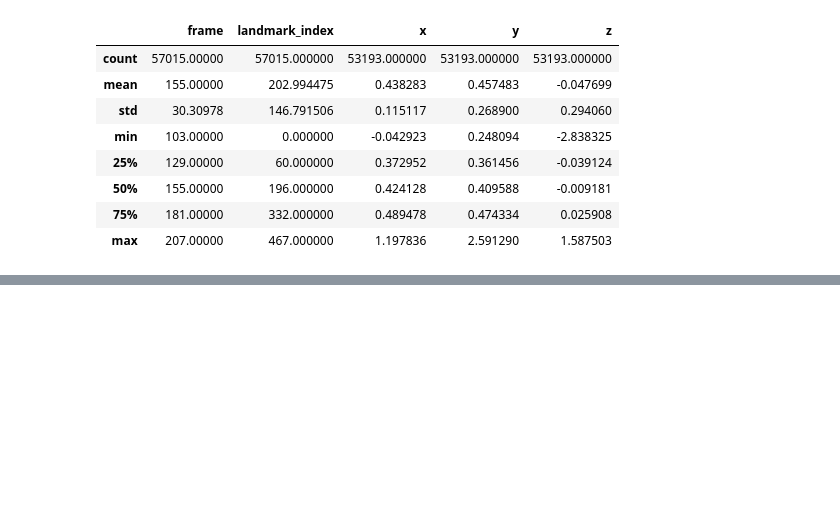
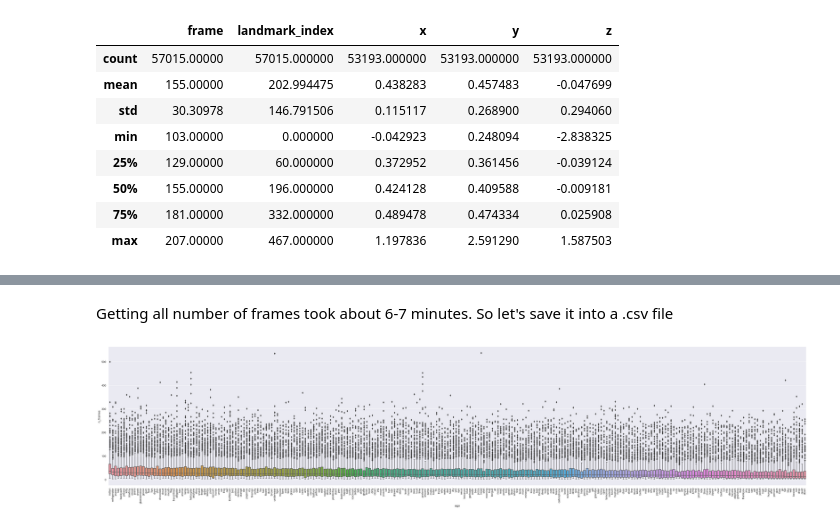
Before and after one commit to vosmani36/Capstone_Project_SignMeUp, a Jupyter notebook: notebooks/Playground-Jin-Ho.ipynb, the cells around one changed output, grey strips where cells are left out. Saved outputs shown, nothing was run; the diff lists cells and outputs as text; code cells hidden in the pictures; blank space fills up the shorter version.

Commit message:
some markdown formatting, loop print features

```diff
--- a/notebooks/Playground-Jin-Ho.ipynb
+++ b/notebooks/Playground-Jin-Ho.ipynb
@@ -47,0 +234,2 @@ df.describe() # doesn't make much sense
+# %%
+n_frames_all.append(np.nan)
@@ -47,0 +238,15 @@ df.describe() # doesn't make much sense
+# %%
+i_min = 68370 # parquet file in row 68369 is corrupted and was skipped
+i_max = df_train.shape[0]
+
+# continued loop over all rows in train.csv dataframe to get the number of frames
+for i in range(i_min, i_max):
+    if i == i_min:
+        print(i)
+    if i%100 == 0:
+        print(i)
+    if i == i_max:
+        print(i)
+    df_parquet = pd.read_parquet('../data/asl-signs/' + df_train.path[i])
+    n_frames = df_parquet.frame.nunique()
+    n_frames_all.append(n_frames)
@@ -47,0 +275,3 @@ df.describe() # doesn't make much sense
+# %%
+n_frames_all = pd.Series(n_frames_all, name='n_frames')
+type(test), type(df_train.sign)
@@ -47,0 +300,4 @@ df.describe() # doesn't make much sense
+# %%
+df_frames = pd.concat([n_frames_all, df_train.sign], axis=1)
+# %% [markdown]
+Getting all number of frames took about 6-7 minutes. So let's save it into a .csv file
@@ -47,0 +306,9 @@ df.describe() # doesn't make much sense
+# %%
+# order by decreasing median
+my_order = df_frames.groupby(by=["sign"])["n_frames"].median().sort_values(ascending=False).index
+# boxplot
+sns.boxplot(data=df_frames, x="sign", y="n_frames", order=my_order)
+plt.xticks(rotation=90)
+plt.show()
+# %% [output]
+[figure, added]
```
Also changed, not shown: parts of 29 cells of this notebook.
